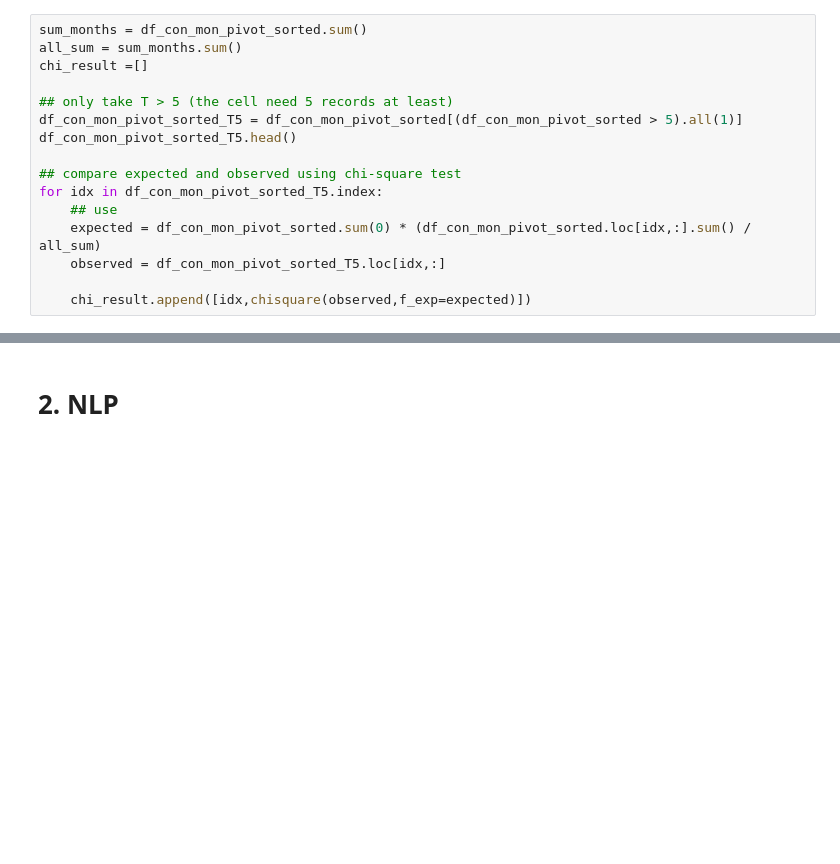
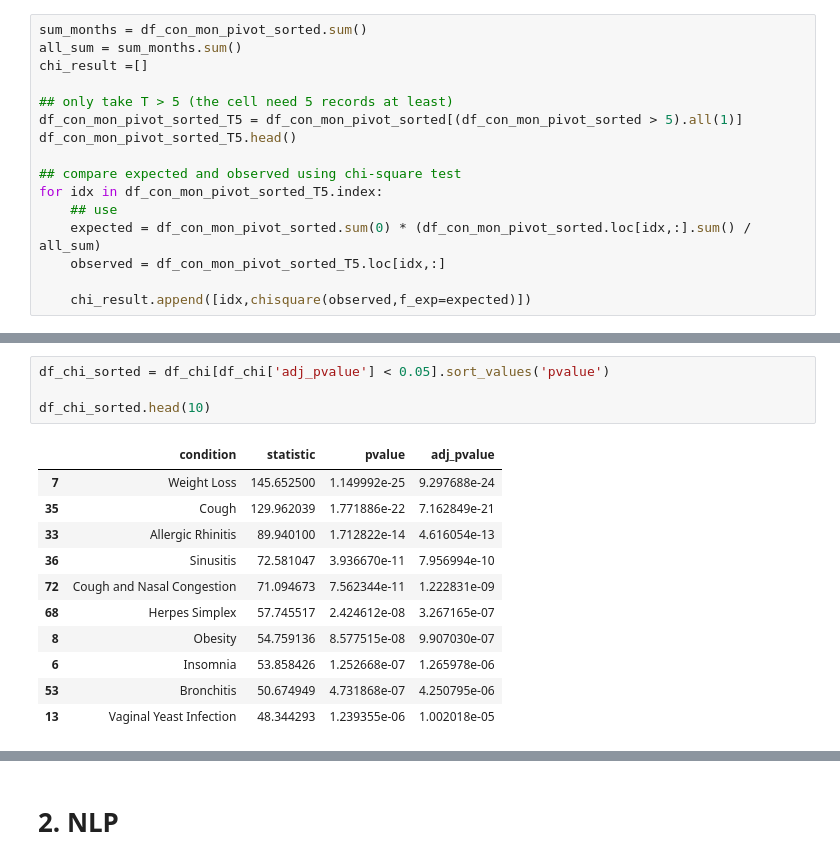
Before and after one commit to jzz0026/Galvanize_capstone_project_drug_reviews, a Jupyter notebook: EDA_sentment_modeling.ipynb, the cells around one changed output, grey strips where cells are left out. Drawn from its saved outputs; the diff is of its cells as text; blank space fills up the shorter version.

```diff
--- a/EDA_sentment_modeling.ipynb
+++ b/EDA_sentment_modeling.ipynb
@@ -152,3 +155,19 @@ df_chi_sorted.head()
+# %%
+df_chi_sorted = df_chi[df_chi['adj_pvalue'] < 0.05].sort_values('pvalue')
+
+df_chi_sorted.head(10)
+# %% [output]
+|  | condition | statistic | pvalue | adj_pvalue |
+| 7 | Weight Loss | 145.652500 | 1.149992e-25 | 9.297688e-24 |
+| 35 | Cough | 129.962039 | 1.771886e-22 | 7.162849e-21 |
+| 33 | Allergic Rhinitis | 89.940100 | 1.712822e-14 | 4.616054e-13 |
+| 36 | Sinusitis | 72.581047 | 3.936670e-11 | 7.956994e-10 |
+| 72 | Cough and Nasal Congestion | 71.094673 | 7.562344e-11 | 1.222831e-09 |
+| 68 | Herpes Simplex | 57.745517 | 2.424612e-08 | 3.267165e-07 |
+| 8 | Obesity | 54.759136 | 8.577515e-08 | 9.907030e-07 |
+| 6 | Insomnia | 53.858426 | 1.252668e-07 | 1.265978e-06 |
+| 53 | Bronchitis | 50.674949 | 4.731868e-07 | 4.250795e-06 |
+| 13 | Vaginal Yeast Infection | 48.344293 | 1.239355e-06 | 1.002018e-05 |
 # %%
 
 plt.figure(figsize=(12,12))
```
Also changed, not shown: parts of 5 cells of this notebook, 2 other files.
